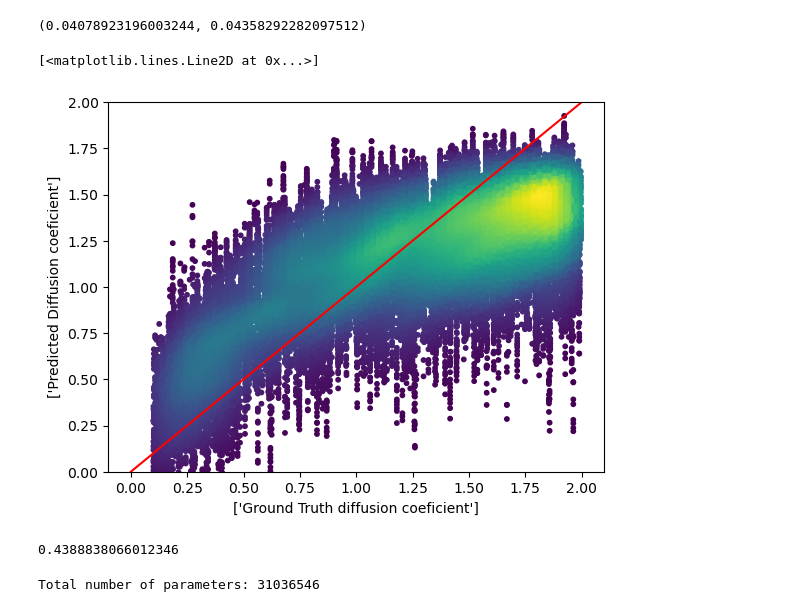
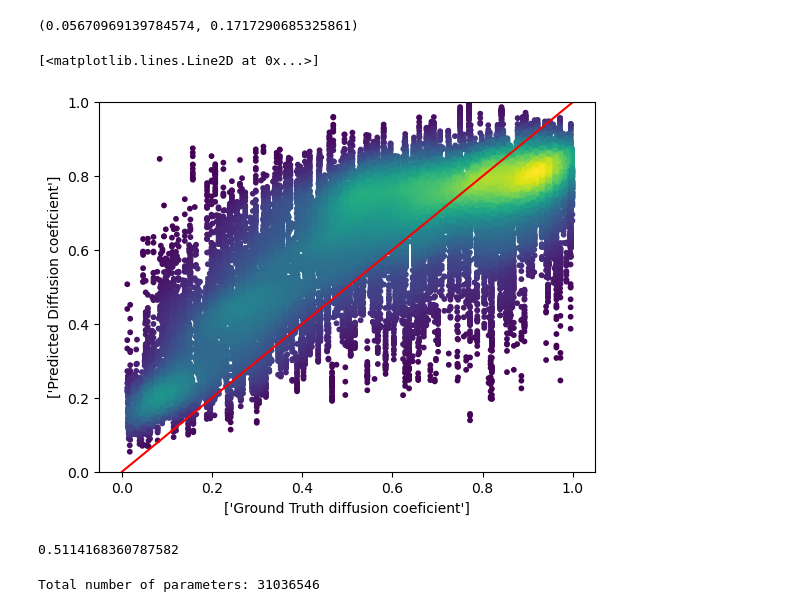
Before and after one commit to DyFan777/Pytorch-UNet, a Jupyter notebook: evaluate.ipynb, the cells around one changed output. Drawn from its saved outputs; the diff is of its cells as text; code cells hidden in the pictures.

```diff
--- a/evaluate.ipynb
+++ b/evaluate.ipynb
@@ -15,12 +15,12 @@ from evaluate_2 import evaluate_2
 # %%
 # The path of data and model
 
-dir_model = 'Z:/Dongyu Fan/2. Data/ImageProcessing/training/2024-10-16/10-16_10-09/model_checkpoint_1.pth'
-dir_img = 'Z:/Dongyu Fan/2. Data/ImageProcessing/Simulation/2024-10-15/18-34/img/'
-dir_mask = 'Z:/Dongyu Fan/2. Data/ImageProcessing/Simulation/2024-10-15/18-34/mask/'
-dir_D = 'Z:/Dongyu Fan/2. Data/ImageProcessing/Simulation/2024-10-15/18-34/Diffusion/'
+dir_model = 'Z:/Dongyu Fan/2. Data/ImageProcessing/training/2024-11-14/11-14_09-40/model_checkpoint_1.pth'
+dir_img = 'Z:/Dongyu Fan/2. Data/ImageProcessing/Simulation/2024-11-13/15-53/img/'
+dir_mask = 'Z:/Dongyu Fan/2. Data/ImageProcessing/Simulation/2024-11-13/15-53/mask/'
+dir_D = 'Z:/Dongyu Fan/2. Data/ImageProcessing/Simulation/2024-11-13/15-53/Diffusion/'
 
-D_range = [0.1,2]
+D_range = [0.1, 1]
 # %%
 def post_evaluation(model, val_loader):
 
@@ -66,7 +83,7 @@ diffusion_pair = post_evaluation(model, val_loader)
 # %%
 mask_loss, diffusion_loss
 # %% [output]
-(0.04078923196003244, 0.04358292282097512)
+(0.05670969139784574, 0.1717290685325861)
 # %%
 from sklearn.metrics import r2_score
 def scatter_with_gaussian_kde( pair, s, diffusion_range):
@@ -77,21 +94,21 @@ def scatter_with_gaussian_kde( pair, s, diffusion_range):
     R2_sklearn = r2_score(xy[0], xy[1])
 
     plt.scatter( *zip(*array),c = z, s = s)
-    plt.ylim([0,2])
+    plt.ylim([0,1])
     plt.xlabel(['Ground Truth diffusion coeficient'])
     plt.ylabel(['Predicted Diffusion coeficient'])
     return R2_sklearn
 # %%
 R2 = scatter_with_gaussian_kde(diffusion_pair,10,D_range)
 
-plt.plot([0,2],[0,2], color = 'red')
+plt.plot([0,1],[0,1], color = 'red')
 # %% [output]
 [<matplotlib.lines.Line2D at 0x...>]
-[figure, old version]
+[figure, new version]
 # %%
 R2
 # %% [output]
-0.4388838066012346
+0.5114168360787582
 # %%
 total_params = sum(p.numel() for p in model.parameters() if p.requires_grad)
 print(f"Total number of parameters: {total_params}")
```
Also changed, not shown: parts of 2 cells of this notebook, 4 other files.
